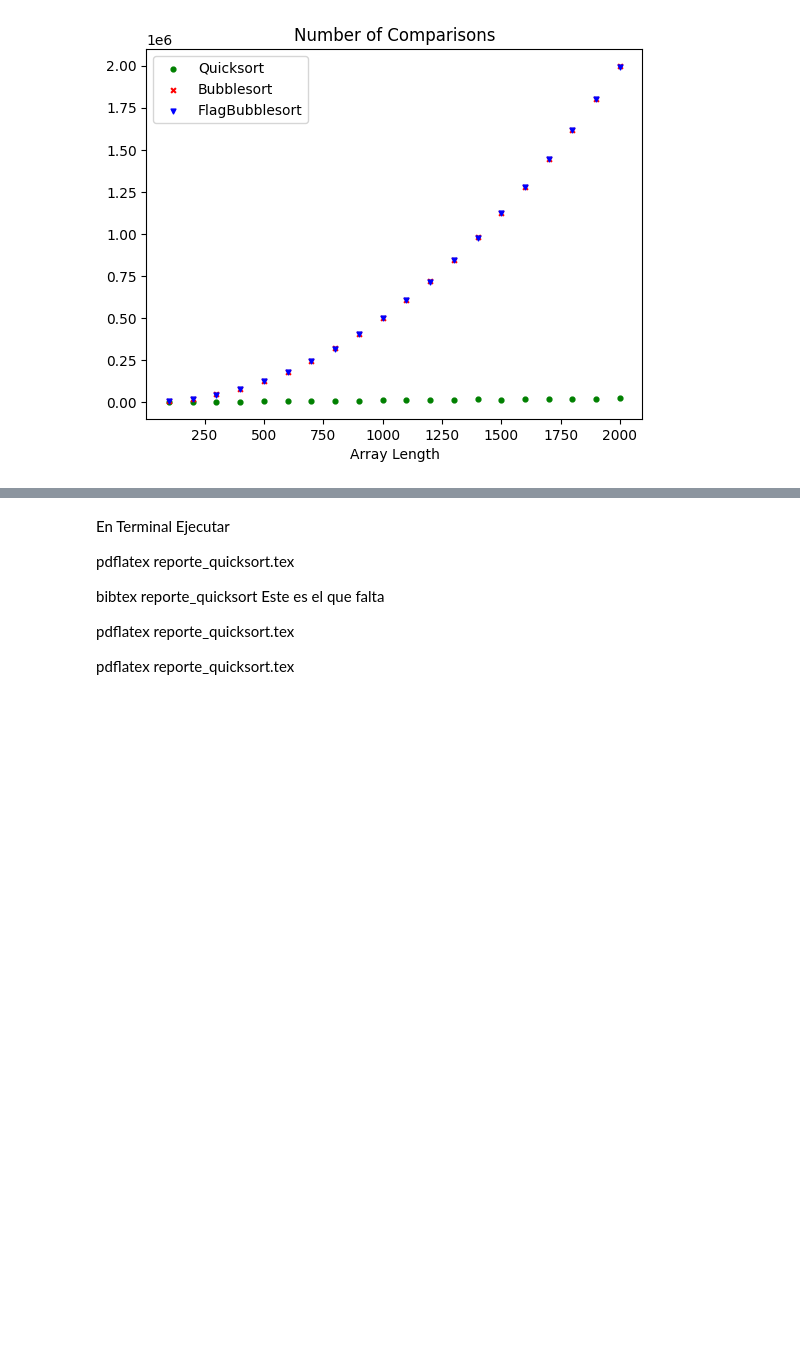
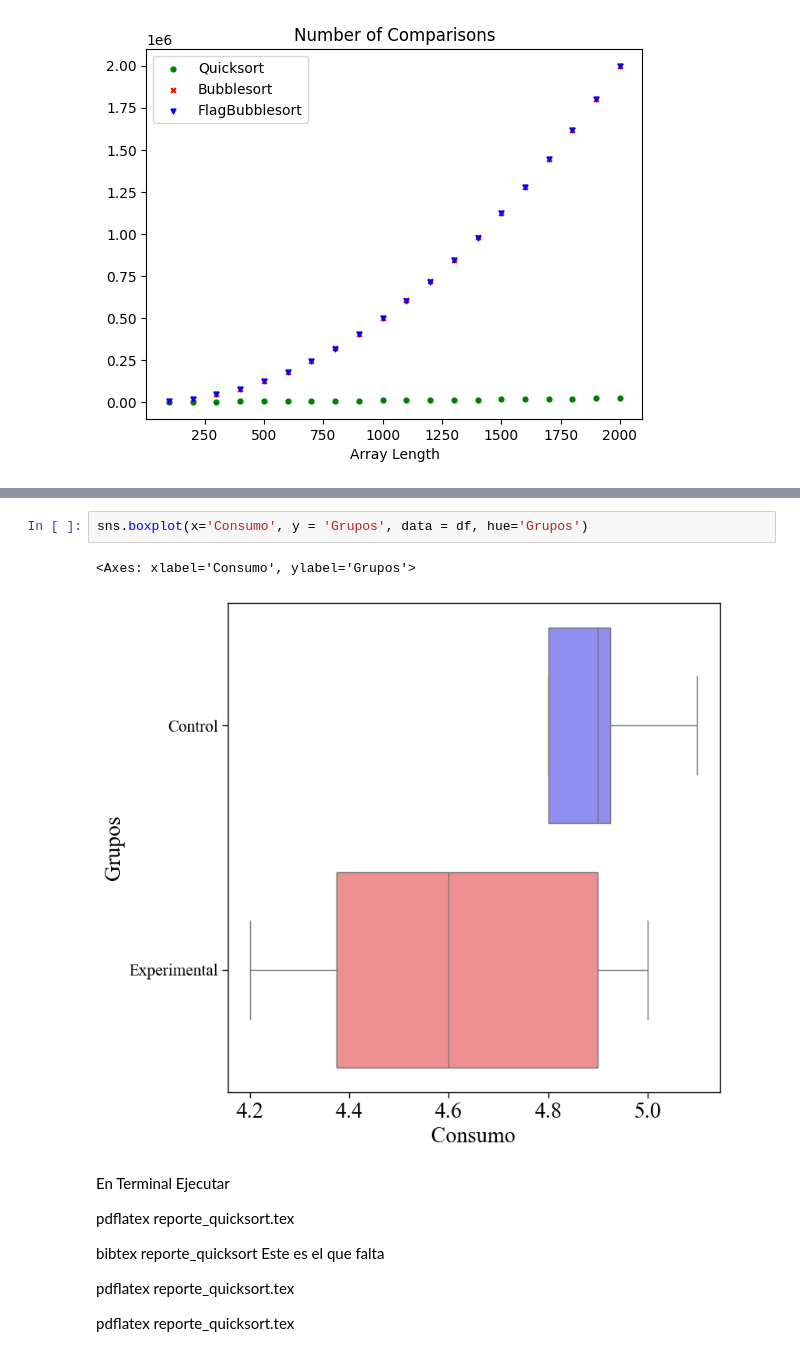
Before and after one commit to PabloNatB/Comparativa-Quicksort, a Jupyter notebook: sorting_algorithms.ipynb, the cells around one changed output, grey strips where cells are left out. Drawn from its saved outputs; the diff is of its cells as text; blank space fills up the shorter version.

```diff
--- a/sorting_algorithms.ipynb
+++ b/sorting_algorithms.ipynb
@@ -169,3 +256,8 @@ plt.show()
+# %%
+sns.boxplot(x='Consumo', y = 'Grupos', data = df, hue='Grupos')
+# %% [output]
+<Axes: xlabel='Consumo', ylabel='Grupos'>
+[figure, added]
 # %% [markdown]
 En Terminal
 Ejecutar
```
Also changed, not shown: parts of 15 cells of this notebook, 11 other files.
